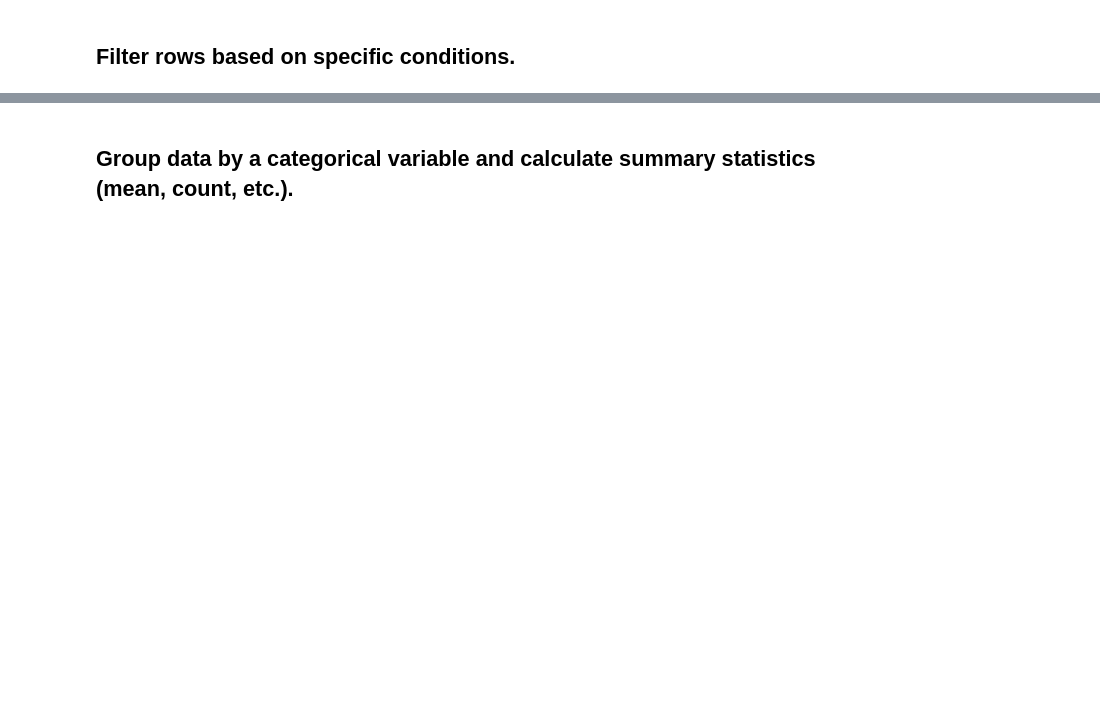
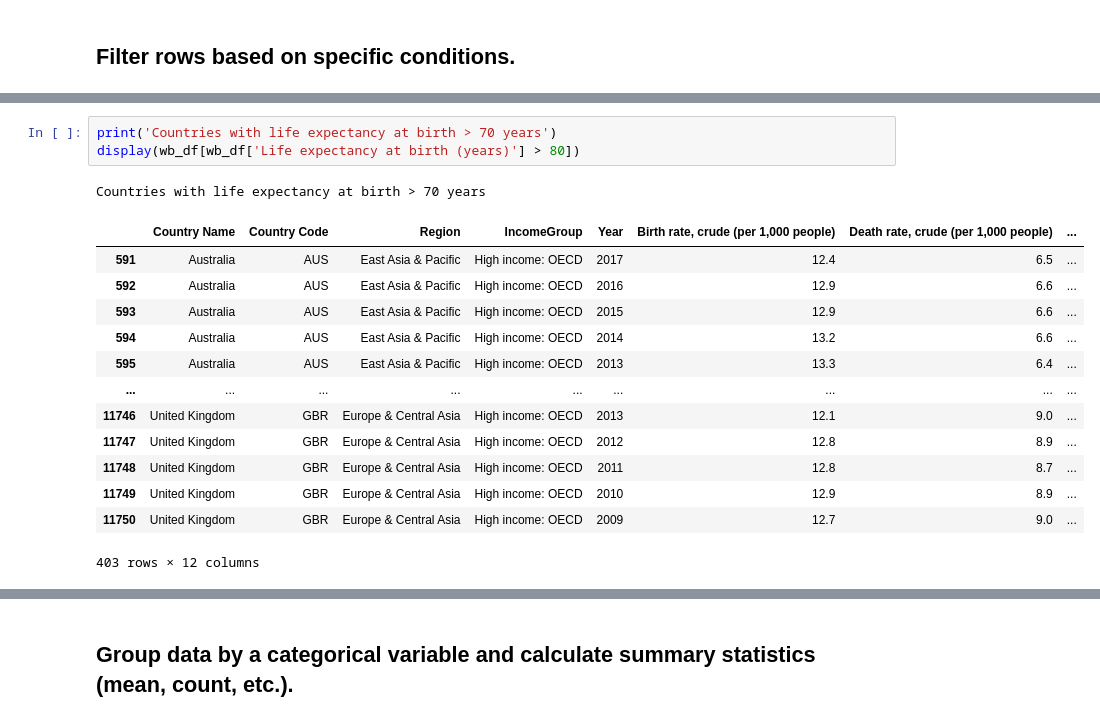
Before and after one commit to farazokc/Bytewise-Fellowship-Data-Science-Track, a Jupyter notebook: A2 - Working with Pandas/BWT_A2_Faraz_Naeem_Piracha.ipynb, the cells around one changed output, grey strips where cells are left out. Cells and saved outputs as stored; diff of their text form; blank space fills up the shorter version.

```diff
--- a/A2 - Working with Pandas/BWT_A2_Faraz_Naeem_Piracha.ipynb
+++ b/A2 - Working with Pandas/BWT_A2_Faraz_Naeem_Piracha.ipynb
@@ -101,0 +156,18 @@ str_cols
+# %%
+print('Countries with life expectancy at birth > 70 years')
+display(wb_df[wb_df['Life expectancy at birth (years)'] > 80])
+# %% [output]
+Countries with life expectancy at birth > 70 years
+|  | Country Name | Country Code | Region | IncomeGroup | Year | Birth rate, crude (per 1,000 people) | Death rate, crude (per 1,000 people) | ... |
+| 591 | Australia | AUS | East Asia & Pacific | High income: OECD | 2017 | 12.4 | 6.5 | ... |
+| 592 | Australia | AUS | East Asia & Pacific | High income: OECD | 2016 | 12.9 | 6.6 | ... |
+| 593 | Australia | AUS | East Asia & Pacific | High income: OECD | 2015 | 12.9 | 6.6 | ... |
+| 594 | Australia | AUS | East Asia & Pacific | High income: OECD | 2014 | 13.2 | 6.6 | ... |
+| 595 | Australia | AUS | East Asia & Pacific | High income: OECD | 2013 | 13.3 | 6.4 | ... |
+| ... | ... | ... | ... | ... | ... | ... | ... | ... |
+| 11746 | United Kingdom | GBR | Europe & Central Asia | High income: OECD | 2013 | 12.1 | 9.0 | ... |
+| 11747 | United Kingdom | GBR | Europe & Central Asia | High income: OECD | 2012 | 12.8 | 8.9 | ... |
+| 11748 | United Kingdom | GBR | Europe & Central Asia | High income: OECD | 2011 | 12.8 | 8.7 | ... |
+| 11749 | United Kingdom | GBR | Europe & Central Asia | High income: OECD | 2010 | 12.9 | 8.9 | ... |
+| 11750 | United Kingdom | GBR | Europe & Central Asia | High income: OECD | 2009 | 12.7 | 9.0 | ... |
+403 rows × 12 columns
```
Also changed, not shown: parts of 16 cells of this notebook, 5 other files.
